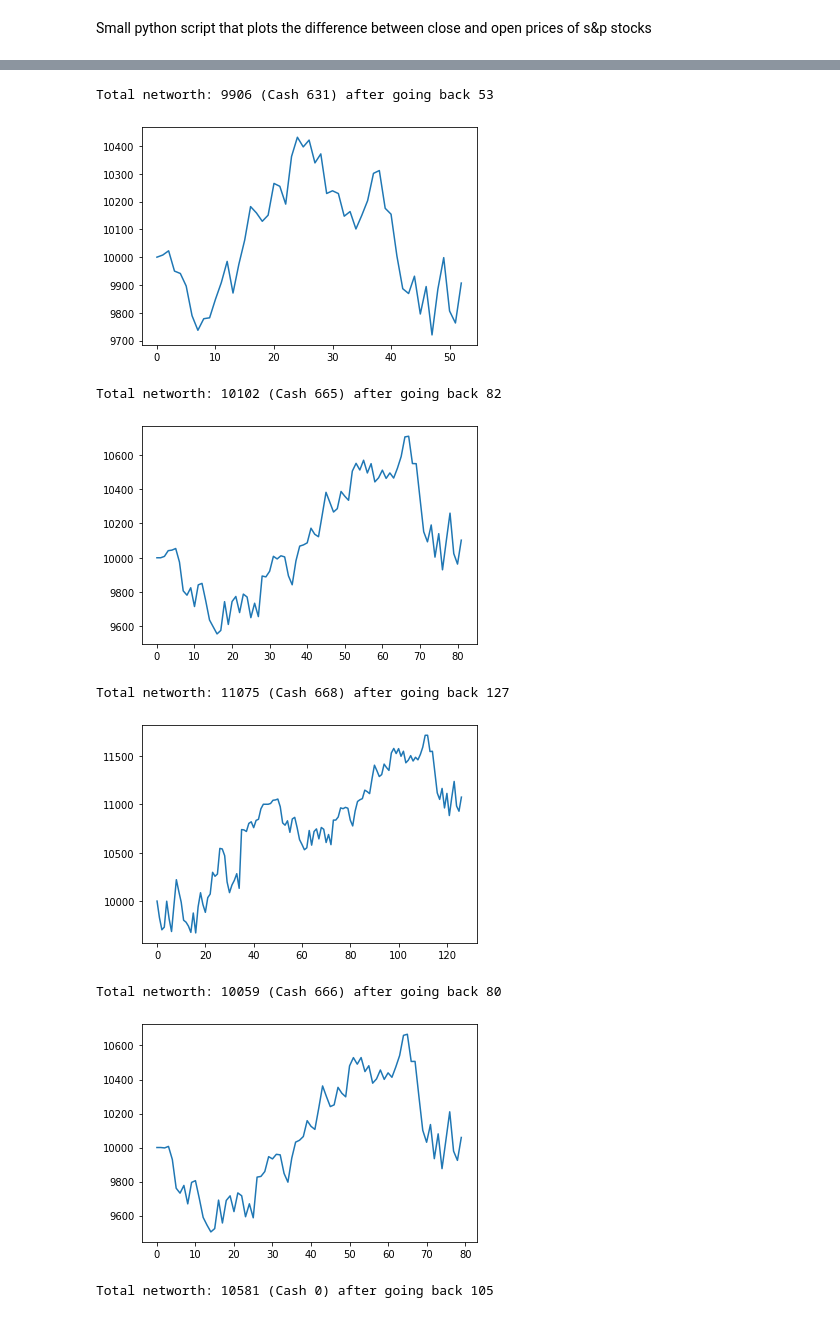
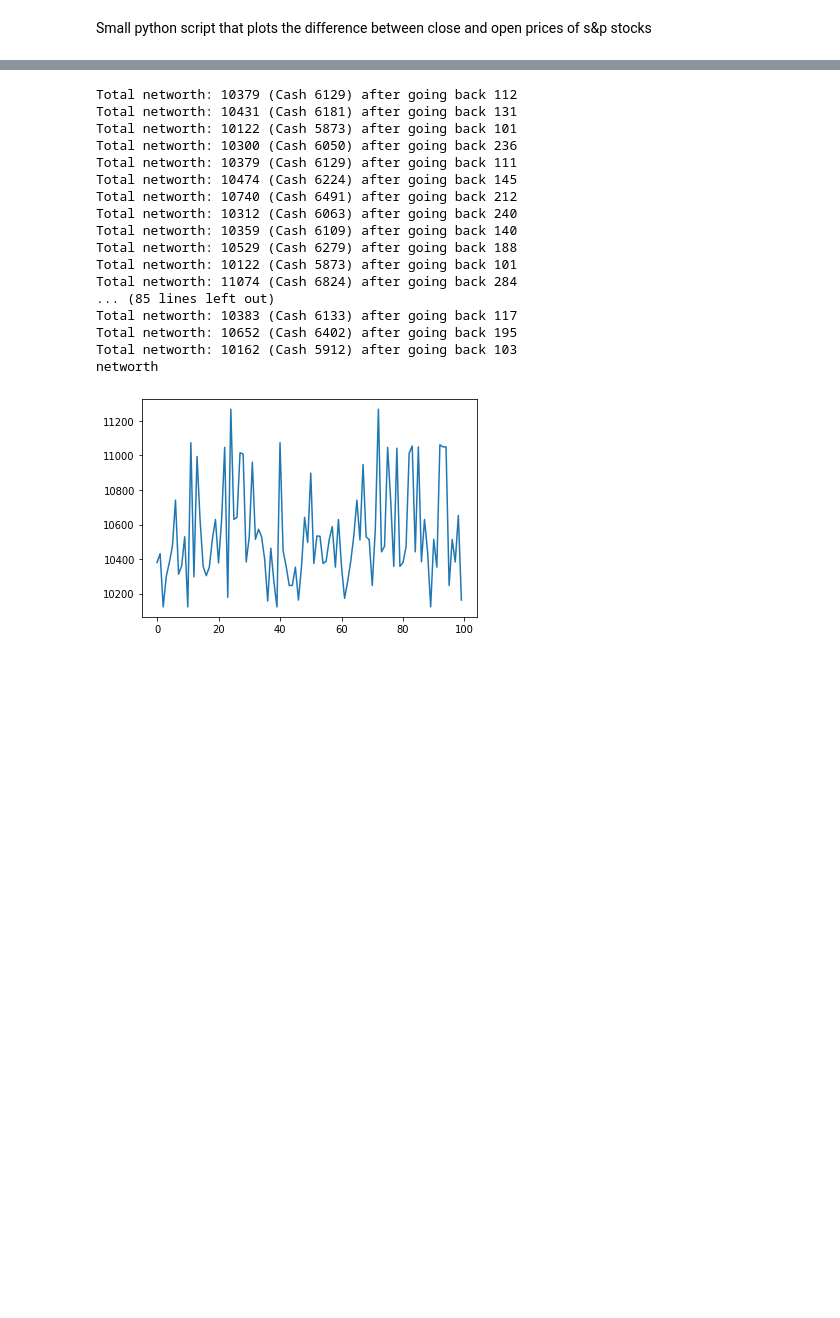
Before and after one commit to MuralidharB/tft-stocks, a Jupyter notebook: close_open.ipynb, the cells around one changed output, grey strips where cells are left out. Drawn from its saved outputs; the diff is of its cells as text; code cells hidden in the pictures; blank space fills up the shorter version.

```diff
--- a/close_open.ipynb
+++ b/close_open.ipynb
@@ -70,6 +88,15 @@ stocks_ts = pd.DataFrame()
 stocks_spread = pd.DataFrame()
 latest = {}
 
+## Hyper parameters
+buy_trigger = 3             # times standard deviation
+sell_trigger = 1            # times the avg cost of the security to grow before we sell
+security_age = 15           # number of days to hold the security before we cut the losses
+lockin_gains_factor = 1000  # times the orignal amount to grow before we lockin the gains.
+original_balance = 10000    # seed money to start investing
+current_account = original_balance
+portfolio = {}
+
 for stock in stocks:
     data = yahooFinance.Ticker(stock).history(period="3y")
     data.drop(data.tail(1).index,inplace=True)
@@ -134,14 +161,19 @@ def getsellbuy(index, portfolio):
   latest_diff = latest_diff.iloc[::-1]
 
   latest_diff['std'] = std['std']
-  latest_diff['buy'] = np.where(((latest_diff['diff'] < 0) & (latest_diff['diff'] < -2 * std['std'])), True, False)
+  latest_diff['buy'] = np.where(((latest_diff['diff'] < 0) & (latest_diff['diff'] < -buy_trigger * std['std'])), True, False)
   latest_diff['sell'] = False #np.where((latest_diff['diff'] >= std['std']), True, False)
 
   for s in stocks:
     if s in portfolio:
+      t = index - portfolio[s]['date']
+
       avg = sum(portfolio[s]['costs'])/len(portfolio[s]['costs'])
-      if avg + 2 * std['std'][s+"_Diff"] <= stocks_ts.loc[index, s+"_Close"]:
+      if avg + sell_trigger * std['std'][s+"_Diff"] <= stocks_ts.loc[index, s+"_Close"]:
         #print(s, avg, portfolio[s]['costs'], std['std'][s+"_Diff"], stocks_ts.loc[index, s+"_Close"])
+        latest_diff.at[s+"_Diff", 'sell'] = True
+      # cut the losses after waiting for 10 days
+      elif t.days > security_age:
         latest_diff.at[s+"_Diff", 'sell'] = True
 
   # Print which stocks are buy and which are sell
@@ -191,13 +223,13 @@ def do_one_backtesting(tradingdays_togoback):
         if current_account > stocks_ts.loc[backtest_start_date][stock+"_Close"]:
           current_account -= stocks_ts.loc[backtest_start_date][stock+"_Close"]
           if not stock in portfolio:
-              portfolio[stock] = {'shares': 0, 'costs':[]}
+              portfolio[stock] = {'shares': 0, 'costs':[], 'date': backtest_start_date}
           portfolio[stock]['shares'] += 1
           portfolio[stock]['costs'].append(stocks_ts.loc[backtest_start_date][stock+"_Close"])
       # lock in the gains after 10% increase of networth
       nw = calculate_networth(backtest_start_date)
       price_movement.append(nw)
-      if nw > original_balance * 1.1:
+      if nw > original_balance * lockin_gains_factor:
           #print(backtest_start_date, calculate_networth(backtest_start_date), current_account, portfolio)
           for stock, value in portfolio.items():
             current_account += value['shares'] * stocks_ts.loc[backtest_start_date][stock+"_Close"]
@@ -208,25 +240,43 @@ def do_one_backtesting(tradingdays_togoback):
   return calculate_networth(backtest_start_date), current_account, price_movement
 # %%
 import random
+
+## Hyper parameters
+buy_trigger = 3    # times standard deviation
+sell_trigger = 1   # times the avg cost of the security to grow before we sell
+security_age = 15  # number of days to hold the security before we cut the losses
+lockin_gains_factor = 1000 # times the orignal amount to grow before we lockin the gains.
+
+
 nws = []
 for i in range(100):
-  tradingdays_togoback = random.randint(10, 300)
+  tradingdays_togoback = random.randint(100, 300)
   networth, current, pm = do_one_backtesting(tradingdays_togoback)
   print("Total networth: %d (Cash %d) after going back %d" % (networth, current_account, tradingdays_togoback))
+  #print(portfolio)
   nws.append(networth)
-  plt.plot(pm)
-  plt.show()
+  #plt.plot(pm)
+  #plt.show()
 
 print("networth")
 plt.plot(nws)
 plt.show()
 # %% [output]
-Total networth: 9906 (Cash 631) after going back 53
+Total networth: 10379 (Cash 6129) after going back 112
+Total networth: 10431 (Cash 6181) after going back 131
+Total networth: 10122 (Cash 5873) after going back 101
+Total networth: 10300 (Cash 6050) after going back 236
+Total networth: 10379 (Cash 6129) after going back 111
+Total networth: 10474 (Cash 6224) after going back 145
+Total networth: 10740 (Cash 6491) after going back 212
+Total networth: 10312 (Cash 6063) after going back 240
+Total networth: 10359 (Cash 6109) after going back 140
+Total networth: 10529 (Cash 6279) after going back 188
+Total networth: 10122 (Cash 5873) after going back 101
+Total networth: 11074 (Cash 6824) after going back 284
+... (85 lines left out)
+Total networth: 10383 (Cash 6133) after going back 117
+Total networth: 10652 (Cash 6402) after going back 195
+Total networth: 10162 (Cash 5912) after going back 103
+networth
-[figure, old version]
+[figure, new version]
-Total networth: 10102 (Cash 665) after going back 82
-[figure, removed]
-Total networth: 11075 (Cash 668) after going back 127
-[figure, removed]
-Total networth: 10059 (Cash 666) after going back 80
-[figure, removed]
-Total networth: 10581 (Cash 0) after going back 105
```
Also changed, not shown: parts of 7 cells of this notebook.
